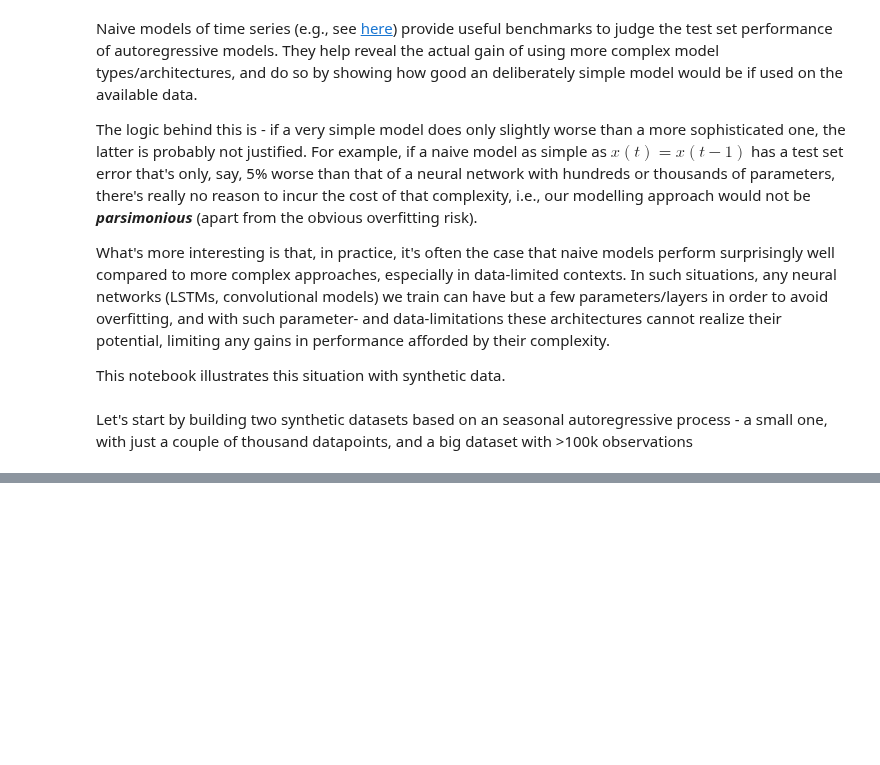
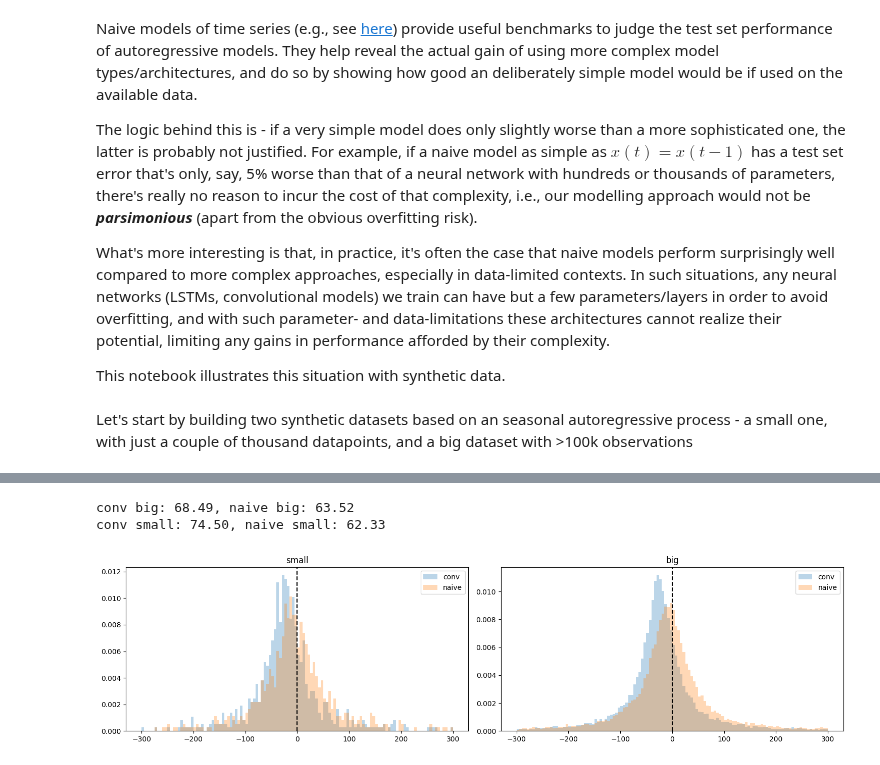
Before and after one commit to robetatis/study_notes_ml, a Jupyter notebook: naive_vs_nn.ipynb, the cells around one changed output, grey strips where cells are left out. Drawn from its saved outputs; the diff is of its cells as text; code cells hidden in the pictures; blank space fills up the shorter version.

```diff
--- a/naive_vs_nn.ipynb
+++ b/naive_vs_nn.ipynb
@@ -159,0 +140,2 @@ print(perc_rel_errors_below_10['conv_bigdata'])
+# %%
+ypred_conv_small = make_ypred(conv_small, w_conv_small, x_small_datasets['train_mean']['x'], x_small_datasets['train_sd']['x'])
@@ -159,0 +203,2 @@ print(perc_rel_errors_below_10['conv_bigdata'])
+# %%
+ypred_conv_big = make_ypred(conv_big, w_conv_big, x_big_datasets['train_mean']['x'], x_big_datasets['train_sd']['x'])
@@ -159,0 +222,55 @@ print(perc_rel_errors_below_10['conv_bigdata'])
+# %%
+ypred = dict()
+err_rel = dict()
+perc_rel_errors_below_10 = dict()
+
+ypred['conv_big'] = ypred_conv_big
+ypred['conv_small'] = ypred_conv_small
+
+err_rel['conv_big'] = 100. * (ypred['conv_big'] - x_big_datasets['test_df_original']['x']) / x_big_datasets['test_df_original']['x']
+err_rel['conv_small'] = 100. * (ypred['conv_small'] - x_small_datasets['test_df_original']['x']) / x_small_datasets['test_df_original']['x']
+
+# add ypred for naive baseline model
+ypred_naive_big = x_big_datasets['test_df_original']['x'][:-1].values
+ytest_naive_big = x_big_datasets['test_df_original']['x'][1:].values
+ypred_naive_small = x_small_datasets['test_df_original']['x'][:-1].values
+ytest_naive_small = x_small_datasets['test_df_original']['x'][1:].values
+
+ypred['naive_big'] = ypred_naive_big
+ypred['naive_small'] = ypred_naive_small
+
+err_rel['naive_big'] = 100. * (ypred['naive_big'] - ytest_naive_big)/ytest_naive_big
+err_rel['naive_small'] = 100. * (ypred['naive_small'] - ytest_naive_small)/ytest_naive_small
+
+perc_rel_errors_below_10['conv_big'] = 100.*err_rel['conv_big'][err_rel['conv_big'] <= 10].size/err_rel['conv_big'].size
+perc_rel_errors_below_10['naive_big'] = 100.*err_rel['naive_big'][err_rel['naive_big'] <= 10].size/err_rel['naive_big'].size
+
+perc_rel_errors_below_10['conv_small'] = 100.*err_rel['conv_small'][err_rel['conv_small'] <= 10].size/err_rel['conv_small'].size
+perc_rel_errors_below_10['naive_small'] = 100.*err_rel['naive_small'][err_rel['naive_small'] <= 10].size/err_rel['naive_small'].size
+
+print(f'conv big: {perc_rel_errors_below_10['conv_big']:.2f}, naive big: {perc_rel_errors_below_10['naive_big']:.2f}')
+print(f'conv small: {perc_rel_errors_below_10['conv_small']:.2f}, naive small: {perc_rel_errors_below_10['naive_small']:.2f}')
+# %% [output]
+conv big: 68.49, naive big: 63.52
+conv small: 74.50, naive small: 62.33
+# %%
+bins = np.arange(-300, 305, 5)
+fig = plt.figure(figsize=(15, 4))
+gs = gridspec.GridSpec(1, 2)
+
+ax1 = fig.add_subplot(gs[:, 0])
+ax1.hist(err_rel['conv_small'], bins=bins, density=True, alpha=0.3, label='conv')
+ax1.hist(err_rel['naive_small'], bins=bins, density=True, alpha=0.3, label='naive')
+ax1.axvline(x=0, color='black', linestyle='--')
+ax1.legend()
+ax1.set_title('small')
+ax2 = fig.add_subplot(gs[:, 1])
+ax2.hist(err_rel['conv_big'], bins=bins, density=True, alpha=0.3, label='conv')
+ax2.hist(err_rel['naive_big'], bins=bins, density=True, alpha=0.3, label='naive')
+ax2.axvline(x=0, color='black', linestyle='--')
+ax2.set_title('big')
+ax2.legend()
+plt.tight_layout()
+plt.show()
+# %% [output]
+[figure, added]
```
Also changed, not shown: parts of 13 cells of this notebook.
